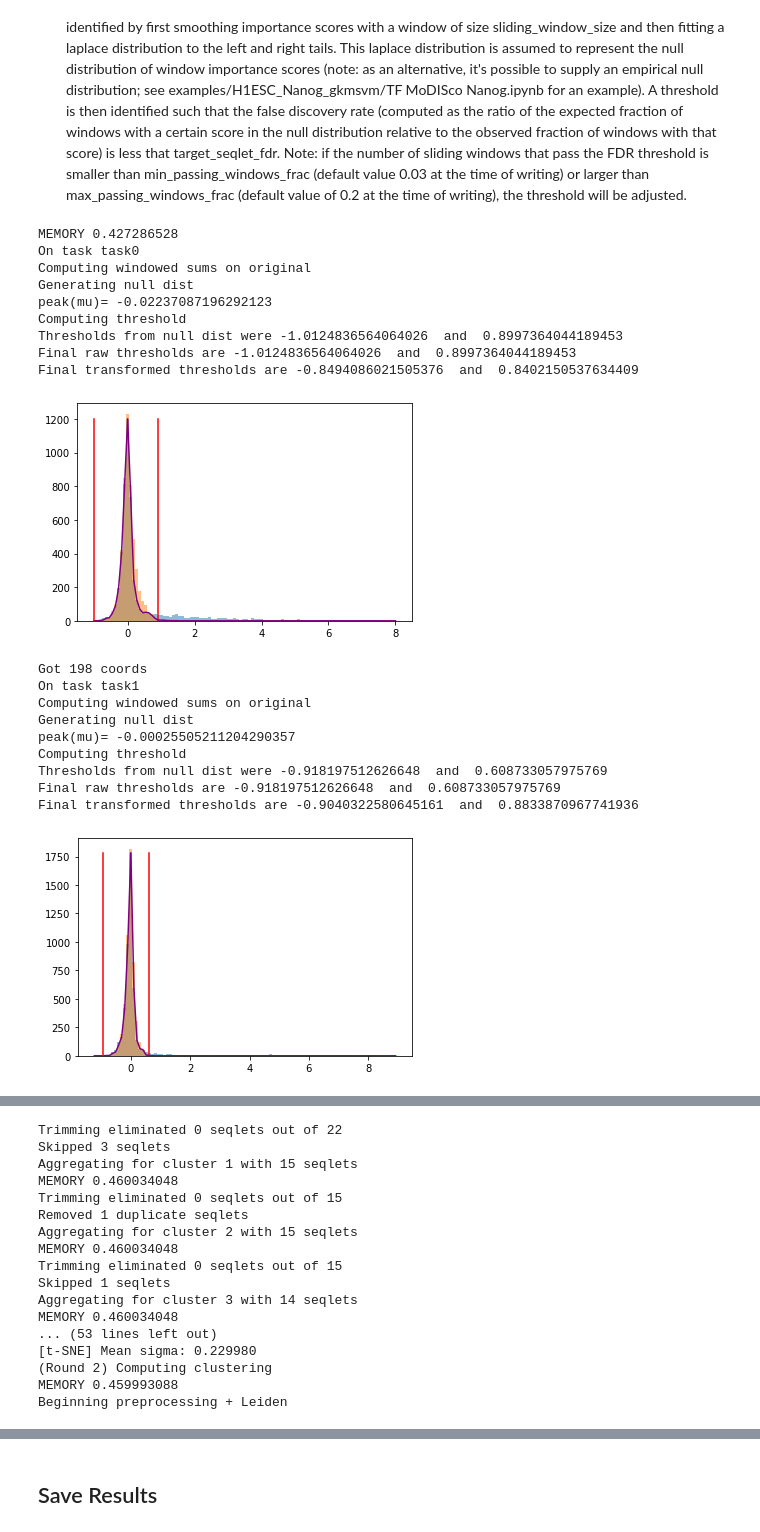
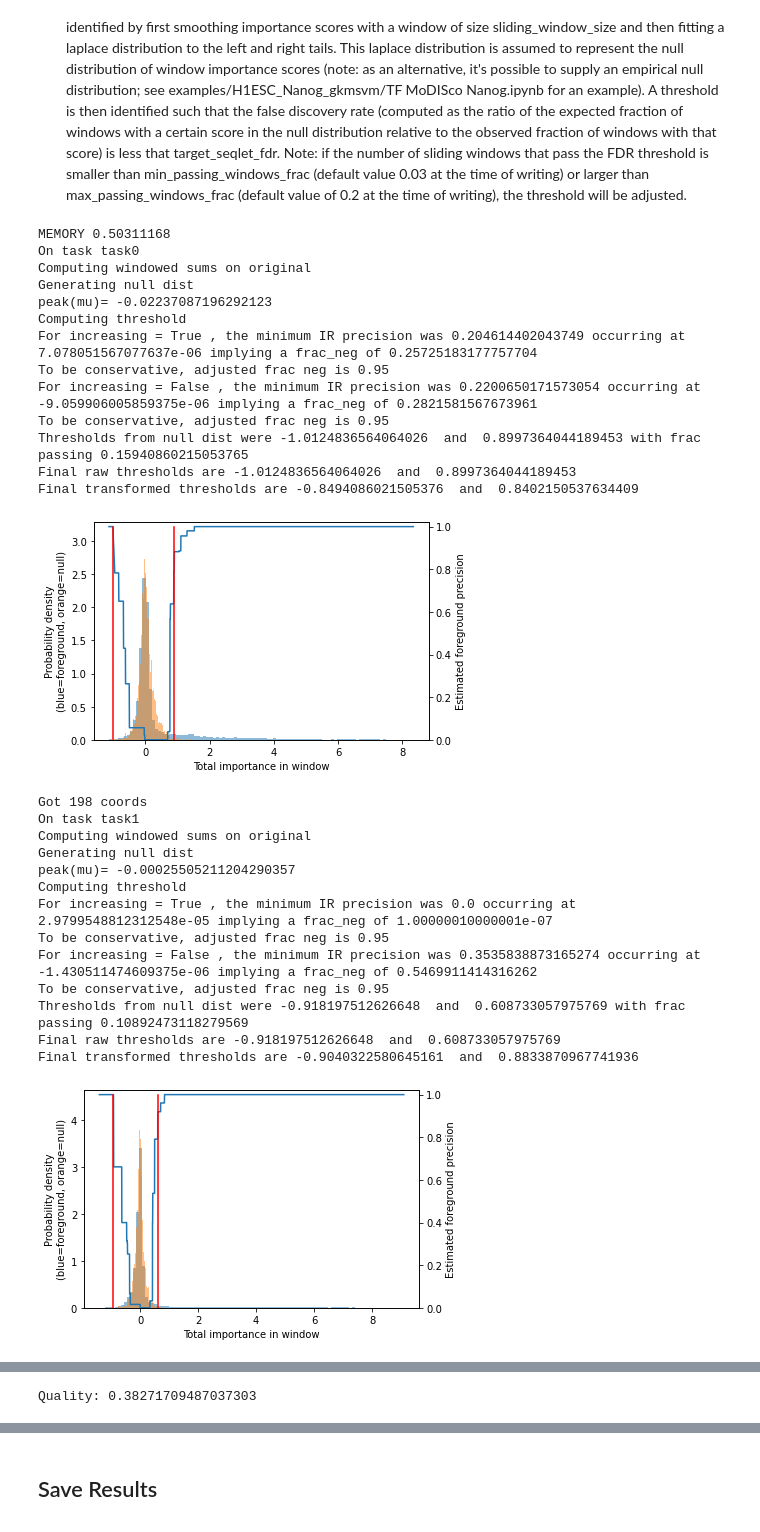
Before and after one commit to kundajelab/tfmodisco, a Jupyter notebook: examples/simulated_TAL_GATA_deeplearning/TF_MoDISco_TAL_GATA.ipynb, the cells around one changed output, grey strips where cells are left out. Cells and saved outputs as stored; diff of their text form; code cells hidden in the pictures.

```diff
--- a/examples/simulated_TAL_GATA_deeplearning/TF_MoDISco_TAL_GATA.ipynb
+++ b/examples/simulated_TAL_GATA_deeplearning/TF_MoDISco_TAL_GATA.ipynb
@@ -177,6 +172,15 @@ import h5py
 import numpy as np
 %matplotlib inline
 import modisco
+from importlib import reload
+reload(modisco.affinitymat.transformers)
+reload(modisco.affinitymat.core)
+reload(modisco.affinitymat)
+reload(modisco.cluster.core)
+reload(modisco.cluster)
+reload(modisco.tfmodisco_workflow.seqlets_to_patterns)
+reload(modisco.tfmodisco_workflow)
+reload(modisco)
 
 null_per_pos_scores = modisco.coordproducers.LaplaceNullDist(num_to_samp=5000)
 tfmodisco_results = modisco.tfmodisco_workflow.workflow.TfModiscoWorkflow(
@@ -185,46 +189,54 @@ tfmodisco_results = modisco.tfmodisco_workflow.workflow.TfModiscoWorkflow(
                     flank_size=5,
                     target_seqlet_fdr=0.15,
                     seqlets_to_patterns_factory=
                      modisco.tfmodisco_workflow.seqlets_to_patterns.TfModiscoSeqletsToPatternsFactory(
                         #Note: as of version 0.5.6.0, it's possible to use the results of a motif discovery
                         # software like MEME to improve the TF-MoDISco clustering. To use the meme-based
                         # initialization, you would specify the initclusterer_factory as shown in the
                         # commented-out code below:
                         #initclusterer_factory=modisco.clusterinit.memeinit.MemeInitClustererFactory(
                         #    meme_command="meme", base_outdir="meme_out",
                         #    max_num_seqlets_to_use=10000, nmotifs=10, n_jobs=1),
                         trim_to_window_size=15,
                         initial_flank_to_add=5,
                         kmer_len=5, num_gaps=1,
                         num_mismatches=0,
                         final_min_cluster_size=60)
                 )(
                  task_names=["task0", "task1", "task2"],
                  contrib_scores=task_to_scores,
                  hypothetical_contribs=task_to_hyp_scores,
                  one_hot=onehot_data,
                  null_per_pos_scores = null_per_pos_scores)
 # %% [output]
-MEMORY 0.427286528
+MEMORY 0.50311168
 On task task0
 Computing windowed sums on original
 Generating null dist
 peak(mu)= -0.02237087196292123
 Computing threshold
-Thresholds from null dist were -1.0124836564064026  and  0.8997364044189453
+For increasing = True , the minimum IR precision was 0.204614402043749 occurring at 7.078051567077637e-06 implying a frac_neg of 0.25725183177757704
+To be conservative, adjusted frac neg is 0.95
+For increasing = False , the minimum IR precision was 0.2200650171573054 occurring at -9.059906005859375e-06 implying a frac_neg of 0.2821581567673961
+To be conservative, adjusted frac neg is 0.95
+Thresholds from null dist were -1.0124836564064026  and  0.8997364044189453 with frac passing 0.15940860215053765
 Final raw thresholds are -1.0124836564064026  and  0.8997364044189453
 Final transformed thresholds are -0.8494086021505376  and  0.8402150537634409
-[figure, old version]
+[figure, new version]
 Got 198 coords
 On task task1
 Computing windowed sums on original
 Generating null dist
 peak(mu)= -0.00025505211204290357
 Computing threshold
-Thresholds from null dist were -0.918197512626648  and  0.608733057975769
+For increasing = True , the minimum IR precision was 0.0 occurring at 2.9799548812312548e-05 implying a frac_neg of 1.00000010000001e-07
+To be conservative, adjusted frac neg is 0.95
+For increasing = False , the minimum IR precision was 0.3535838873165274 occurring at -1.430511474609375e-06 implying a frac_neg of 0.5469911414316262
+To be conservative, adjusted frac neg is 0.95
+Thresholds from null dist were -0.918197512626648  and  0.608733057975769 with frac passing 0.10892473118279569
 Final raw thresholds are -0.918197512626648  and  0.608733057975769
 Final transformed thresholds are -0.9040322580645161  and  0.8833870967741936
-[figure, old version]
+[figure, new version]
 Got 145 coords
 On task task2
 Computing windowed sums on original
@@ -264,17 +296 @@ MEMORY 0.460034048
-Trimming eliminated 0 seqlets out of 22
-Skipped 3 seqlets
-Aggregating for cluster 1 with 15 seqlets
-MEMORY 0.460034048
-Trimming eliminated 0 seqlets out of 15
-Removed 1 duplicate seqlets
-Aggregating for cluster 2 with 15 seqlets
-MEMORY 0.460034048
-Trimming eliminated 0 seqlets out of 15
-Skipped 1 seqlets
-Aggregating for cluster 3 with 14 seqlets
-MEMORY 0.460034048
-... (53 lines left out)
-[t-SNE] Mean sigma: 0.229980
-(Round 2) Computing clustering
-MEMORY 0.459993088
-Beginning preprocessing + Leiden
+Quality: 0.38271709487037303
```
Also changed, not shown: parts of 2 cells of this notebook, 5 other files.
